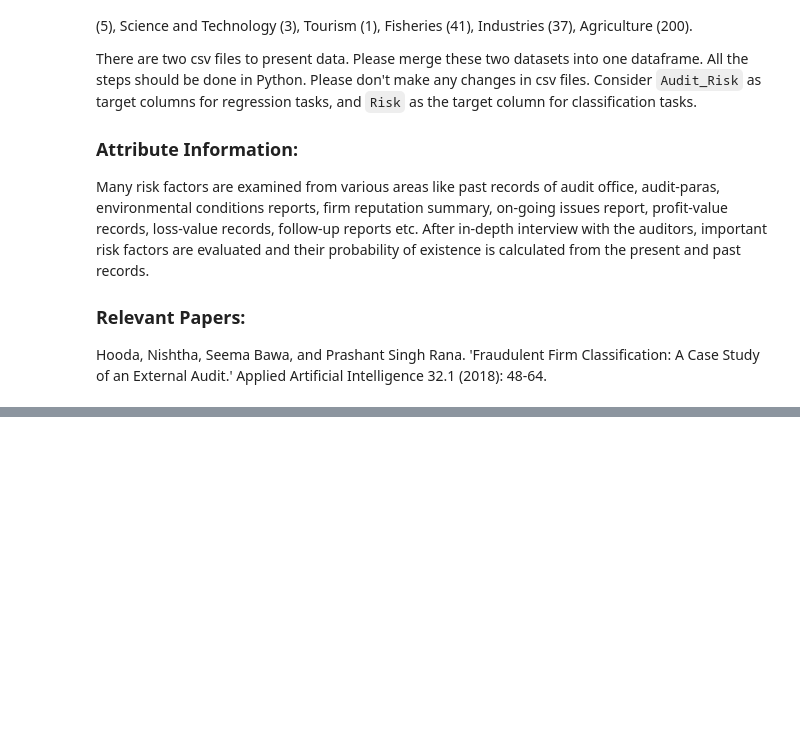
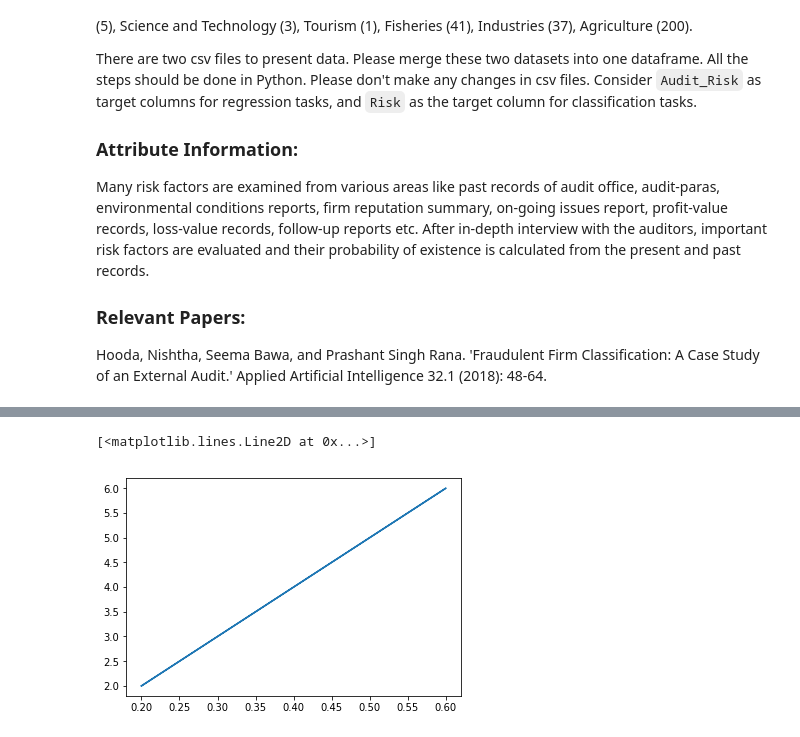
Before and after one commit to JianliHuang/ba-masters, a Jupyter notebook: spring19/applied-ml/project1/Project 1.ipynb, the cells around one changed output, grey strips where cells are left out. Cells and saved outputs as stored; diff of their text form; code cells hidden in the pictures; blank space fills up the shorter version.

```diff
--- a/spring19/applied-ml/project1/Project 1.ipynb
+++ b/spring19/applied-ml/project1/Project 1.ipynb
@@ -100,0 +264,5 @@ list(raw_data)
+# %%
+plt.plot(d1['Score_MV'], d2['MONEY_Marks'])
+# %% [output]
+[<matplotlib.lines.Line2D at 0x...>]
+[figure, added]
```
Also changed, not shown: parts of 48 cells of this notebook, 10 other files.
